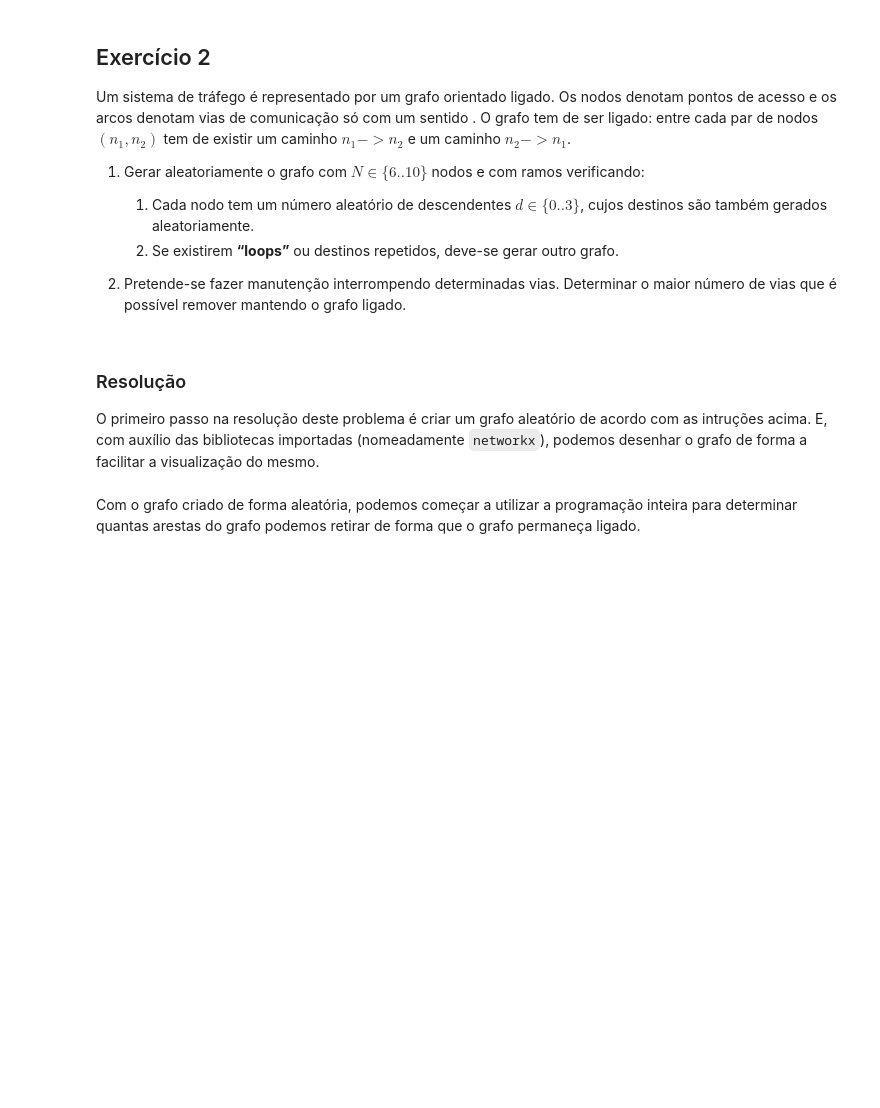
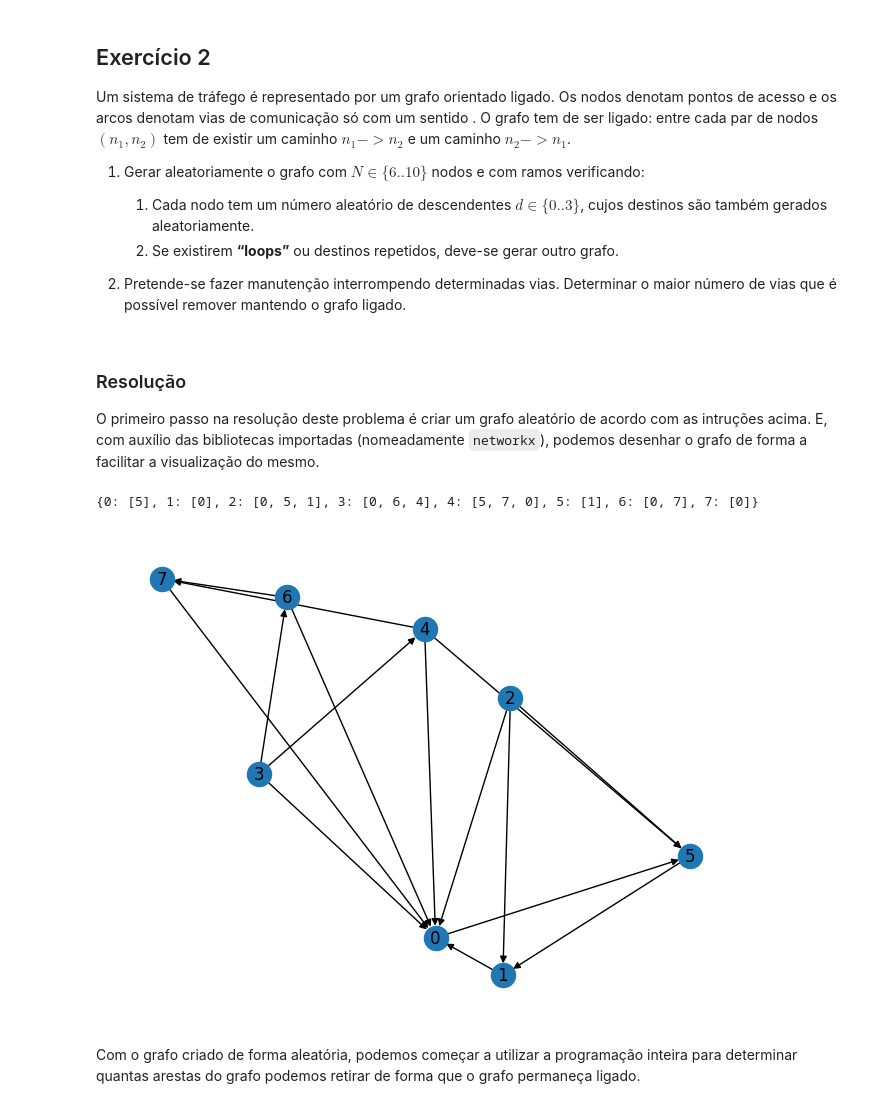
Before and after one commit to Johnny-LCC/LogComp, a Jupyter notebook: TP1_ex2.ipynb, the cells around one changed output. Drawn from its saved outputs; the diff is of its cells as text; code cells hidden in the pictures; blank space fills up the shorter version.

```diff
--- a/TP1_ex2.ipynb
+++ b/TP1_ex2.ipynb
@@ -20,38 +20,37 @@ O primeiro passo na resolução deste problema é criar um grafo aleatório de a
 # %%
 #Inicialização
 
 import networkx as nx
 import random
 from ortools.linear_solver import pywraplp
 
 #Criação Grafo
 
 random.seed(None)
 
 def cria_adj(N):
     adj = {n: [] for n in range(N)}
-    nodes = list(range(N))
-    random.shuffle(nodes) # Embaralha a lista com todos os nodos
 
-    for i in range(N):
-        adj[nodes[i]].append(nodes[(i + 1)%N])
-        # Adiciona uma aresta com origem em nodes[i] e destino nodes[(i+1)%N]
-
-    for n in range(N): # Adiciona, no máximo, mais duas arestas com destinos aleatórios (para cada nodo)
-        num_arestas = random.randint(0, 2)
-        for _ in range(num_arestas):
-            d = random.randint(0, N - 1)
-            if d != n and d not in adj[n] and n not in adj[d]: # Dessa forma, garantimos que não haja "loops"
+    for n in range(N): # Adiciona, no máximo, três arestas com destinos aleatórios (para cada nodo)
+        num_arestas = random.randint(1, 3) # Seleciona um número aleatório entre 1 e 3 (inclusos)
+        i = 0
+        while i < num_arestas: #o ciclo while permite selecionar outro destino para a aresta
+            d = random.randint(0, N - 1)    # se o d não obedecer aos requisitos
+            if d != n and d not in adj[n] and n not in adj[d]: # Dessa forma, garantimos que não haja "loops" e repetições
                 adj[n].append(d)
+                i += 1
 
     return adj
 
 N = 8
 adj = cria_adj(N)
 print(adj)
 
 G = nx.DiGraph(adj) # Criamos o grafo a partir do dicionário "adj"
 nx.draw(G, with_labels=True)
+# %% [output]
+{0: [5], 1: [0], 2: [0, 5, 1], 3: [0, 6, 4], 4: [5, 7, 0], 5: [1], 6: [0, 7], 7: [0]}
+[figure, added]
 # %% [markdown]
 Com o grafo criado de forma aleatória, podemos começar a utilizar a programação inteira para determinar quantas arestas do grafo podemos retirar de forma que o grafo permaneça ligado.
 # %%
```
Also changed, not shown: parts of 1 cell of this notebook.
